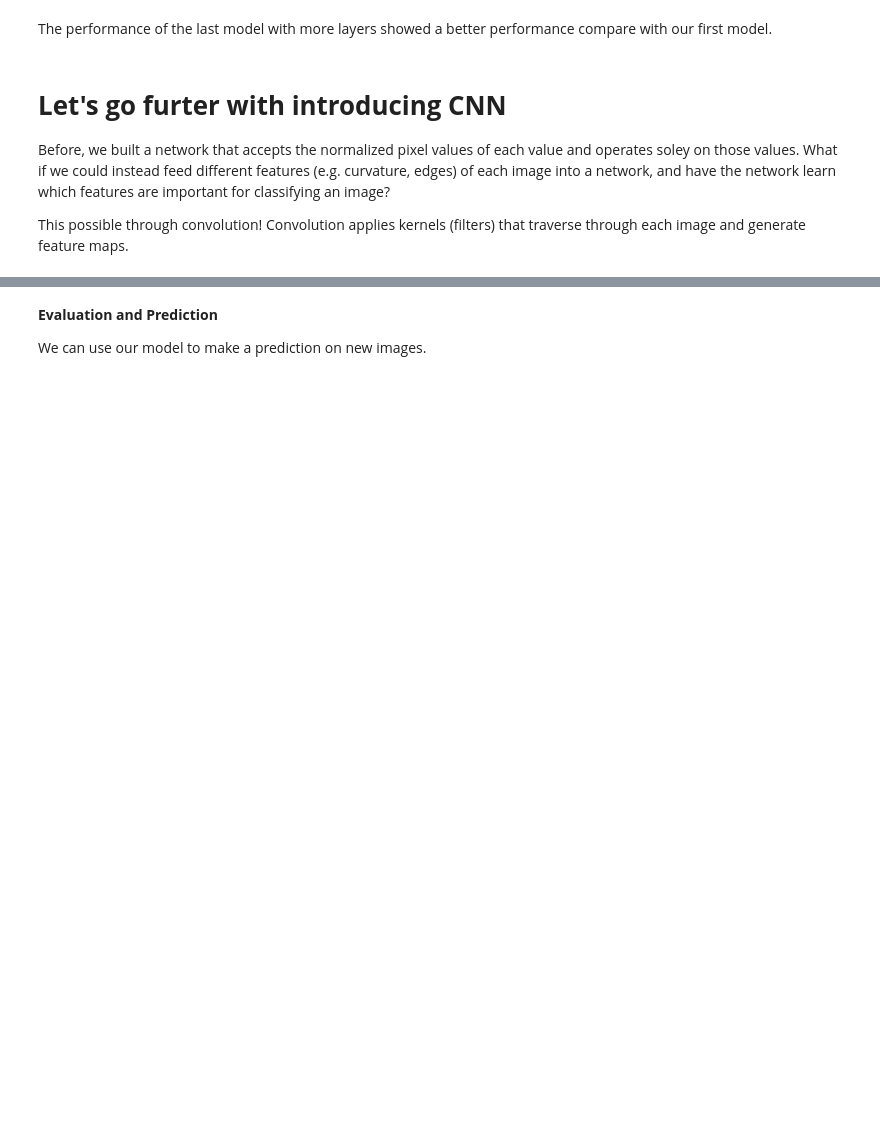
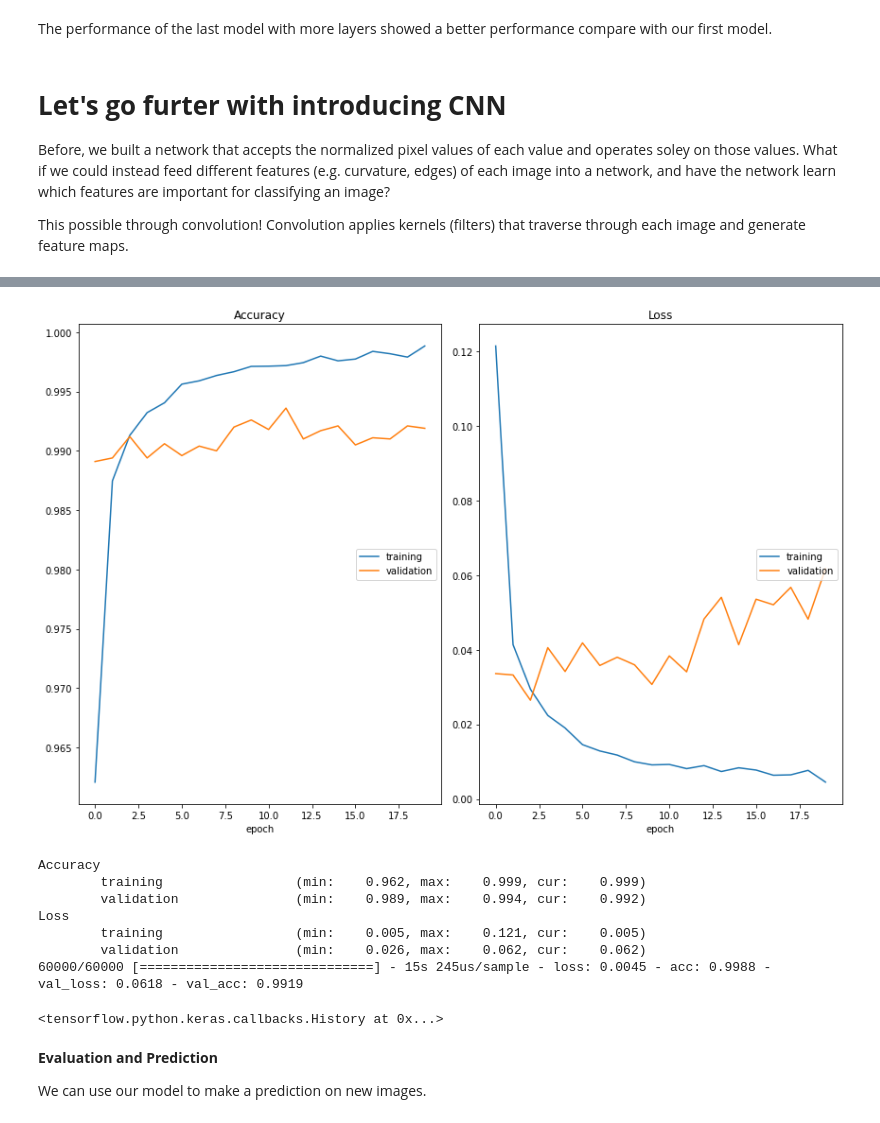
Before and after one commit to salmasamiei/From_Shallow_to_Deep, a Jupyter notebook: 1_Mnist_DL_Example.ipynb, the cells around one changed output, grey strips where cells are left out. Drawn from its saved outputs; the diff is of its cells as text; code cells hidden in the pictures; blank space fills up the shorter version.

```diff
--- a/1_Mnist_DL_Example.ipynb
+++ b/1_Mnist_DL_Example.ipynb
@@ -232,13 +313,24 @@ modelCNN.summary()
 # %%
+plotlossesCNN = PlotLossesKeras()
 modelCNN.compile(loss='categorical_crossentropy',
               optimizer='adam',
               metrics=['accuracy'])
 
 modelCNN.fit(X_train, Y_train,
           validation_data=(X_test, Y_test),
           epochs=20, batch_size=32,
           verbose=1,
-          callbacks=[plotlosses])
+          callbacks=[plotlossesCNN])
+# %% [output]
+[figure, added]
+Accuracy
+        training                 (min:    0.962, max:    0.999, cur:    0.999)
+        validation               (min:    0.989, max:    0.994, cur:    0.992)
+Loss
+        training                 (min:    0.005, max:    0.121, cur:    0.005)
+        validation               (min:    0.026, max:    0.062, cur:    0.062)
+60000/60000 [==============================] - 15s 245us/sample - loss: 0.0045 - acc: 0.9988 - val_loss: 0.0618 - val_acc: 0.9919
+<tensorflow.python.keras.callbacks.History at 0x...>
 # %% [markdown]
 **Evaluation and Prediction**
 
```
Also changed, not shown: parts of 17 cells of this notebook.
